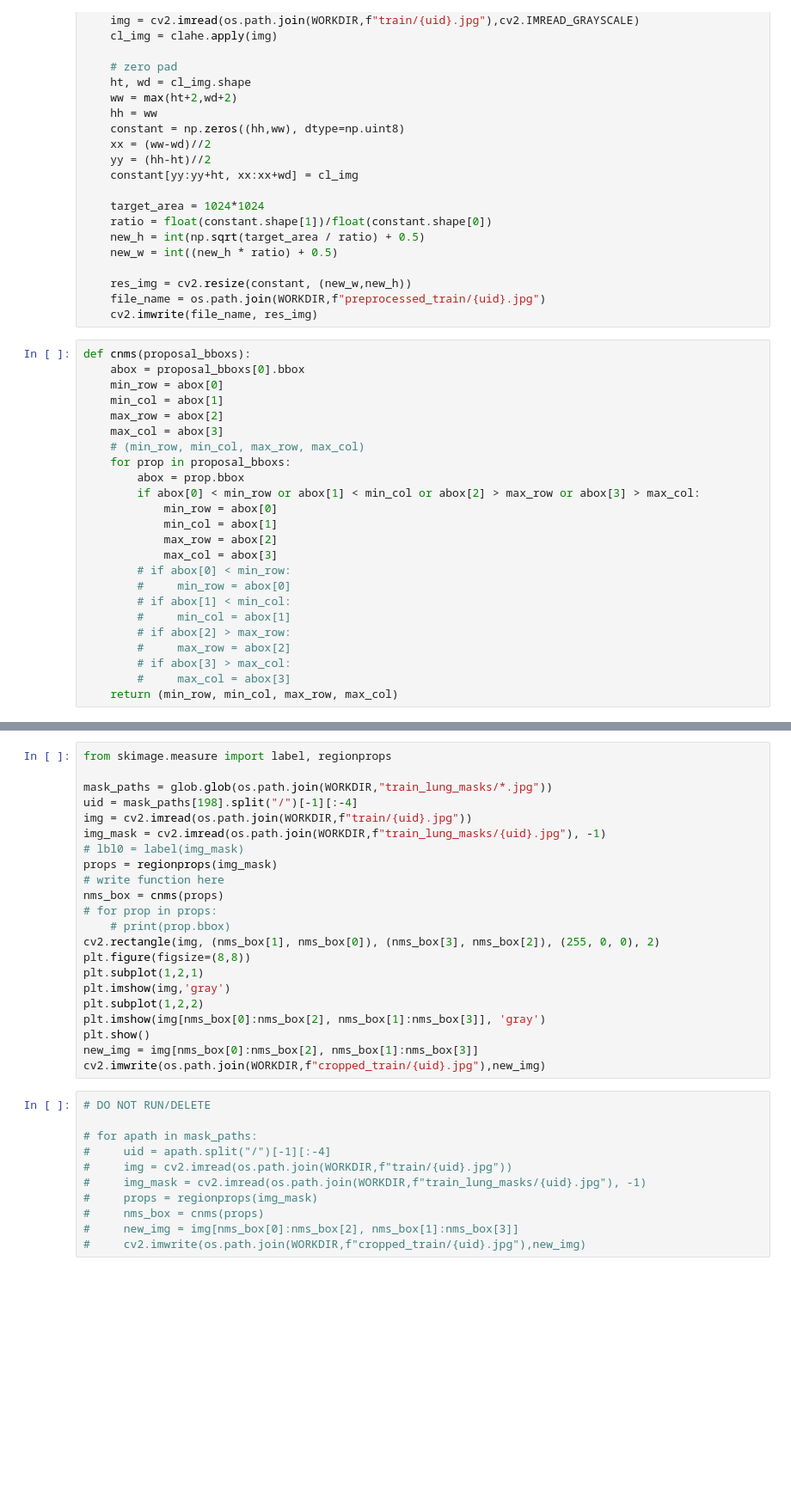
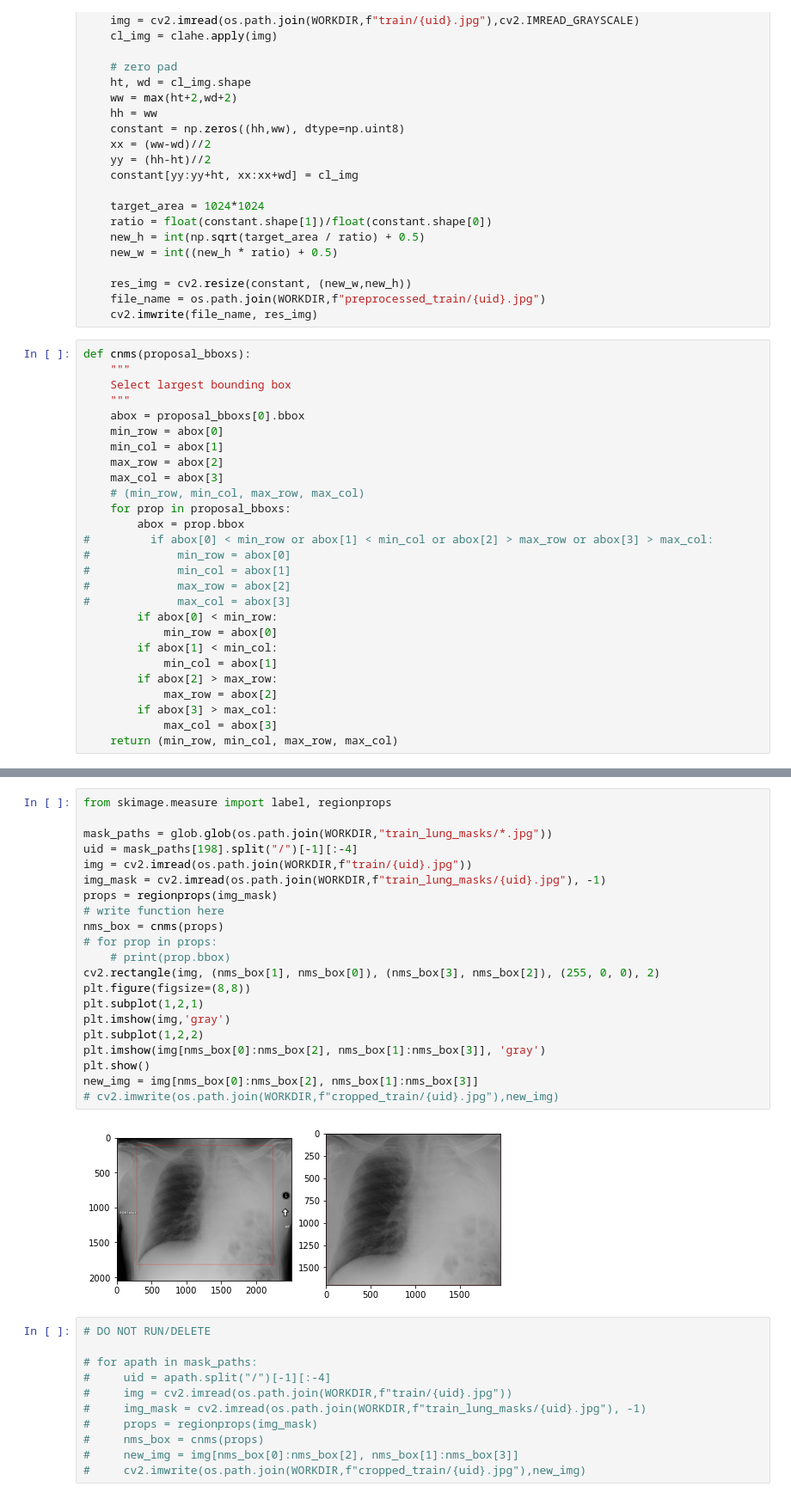
Before and after one commit to jun2tong/ranczr, a Jupyter notebook: ranczr-baseline-train.ipynb, the cells around one changed output, grey strips where cells are left out. Shown at 86% size. Saved outputs shown, nothing was run; the diff lists cells and outputs as text; blank space fills up the shorter version.

```diff
--- a/ranczr-baseline-train.ipynb
+++ b/ranczr-baseline-train.ipynb
@@ -528,6 +581,9 @@ for idx, arow in train_csv.iterrows():
     cv2.imwrite(file_name, res_img)
 # %%
 def cnms(proposal_bboxs):
+    """
+    Select largest bounding box
+    """
     abox = proposal_bboxs[0].bbox
     min_row = abox[0]
     min_col = abox[1]
@@ -536,17 +592,17 @@ def cnms(proposal_bboxs):
     # (min_row, min_col, max_row, max_col)
     for prop in proposal_bboxs:
         abox = prop.bbox
-        if abox[0] < min_row or abox[1] < min_col or abox[2] > max_row or abox[3] > max_col:
+#         if abox[0] < min_row or abox[1] < min_col or abox[2] > max_row or abox[3] > max_col:
+#             min_row = abox[0]
+#             min_col = abox[1]
+#             max_row = abox[2]
+#             max_col = abox[3]
+        if abox[0] < min_row:
             min_row = abox[0]
+        if abox[1] < min_col:
             min_col = abox[1]
+        if abox[2] > max_row:
             max_row = abox[2]
+        if abox[3] > max_col:
             max_col = abox[3]
-        # if abox[0] < min_row:
-        #     min_row = abox[0]
-        # if abox[1] < min_col:
-        #     min_col = abox[1]
-        # if abox[2] > max_row:
-        #     max_row = abox[2]
-        # if abox[3] > max_col:
-        #     max_col = abox[3]
     return (min_row, min_col, max_row, max_col)
@@ -553,25 +659,26 @@ def cnms(proposal_bboxs):
 # %%
 from skimage.measure import label, regionprops
 
 mask_paths = glob.glob(os.path.join(WORKDIR,"train_lung_masks/*.jpg"))
 uid = mask_paths[198].split("/")[-1][:-4]
 img = cv2.imread(os.path.join(WORKDIR,f"train/{uid}.jpg"))
 img_mask = cv2.imread(os.path.join(WORKDIR,f"train_lung_masks/{uid}.jpg"), -1)
-# lbl0 = label(img_mask)
 props = regionprops(img_mask)
 # write function here
 nms_box = cnms(props)
 # for prop in props:
     # print(prop.bbox)
 cv2.rectangle(img, (nms_box[1], nms_box[0]), (nms_box[3], nms_box[2]), (255, 0, 0), 2)
 plt.figure(figsize=(8,8))
 plt.subplot(1,2,1)
 plt.imshow(img,'gray')
 plt.subplot(1,2,2)
 plt.imshow(img[nms_box[0]:nms_box[2], nms_box[1]:nms_box[3]], 'gray')
 plt.show()
 new_img = img[nms_box[0]:nms_box[2], nms_box[1]:nms_box[3]]
-cv2.imwrite(os.path.join(WORKDIR,f"cropped_train/{uid}.jpg"),new_img)
+# cv2.imwrite(os.path.join(WORKDIR,f"cropped_train/{uid}.jpg"),new_img)
+# %% [output]
+[figure, added]
 # %%
 # DO NOT RUN/DELETE
 
```
Also changed, not shown: parts of 13 cells of this notebook, 4 other files.
